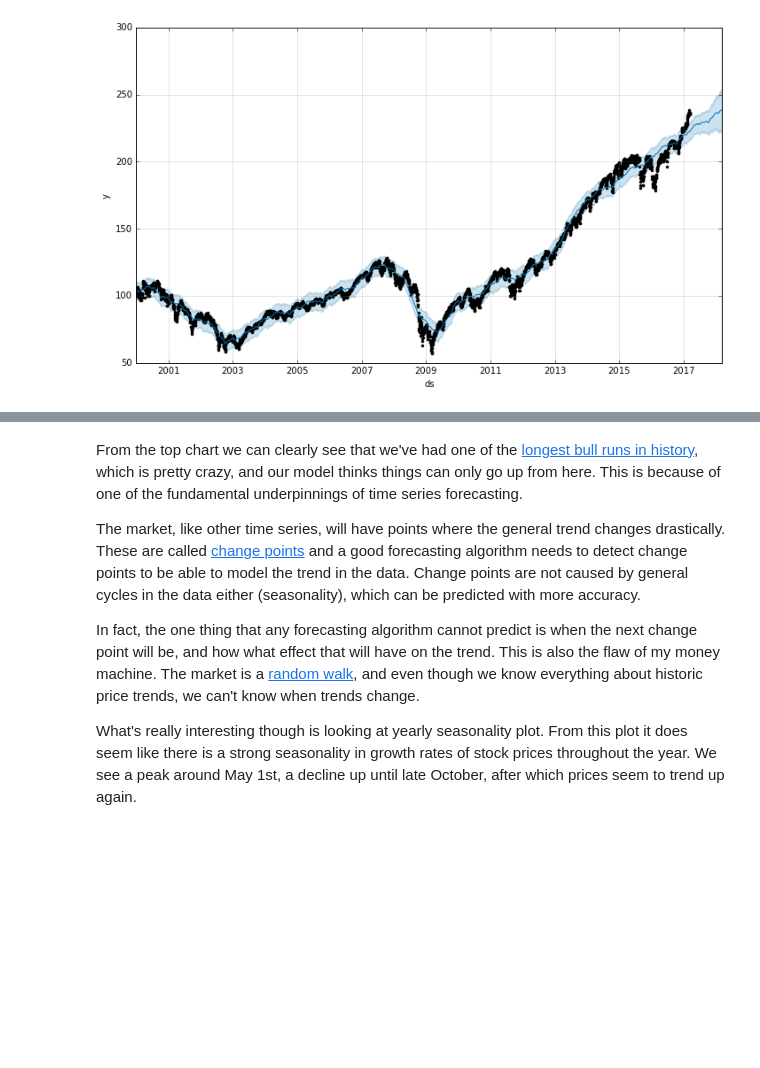
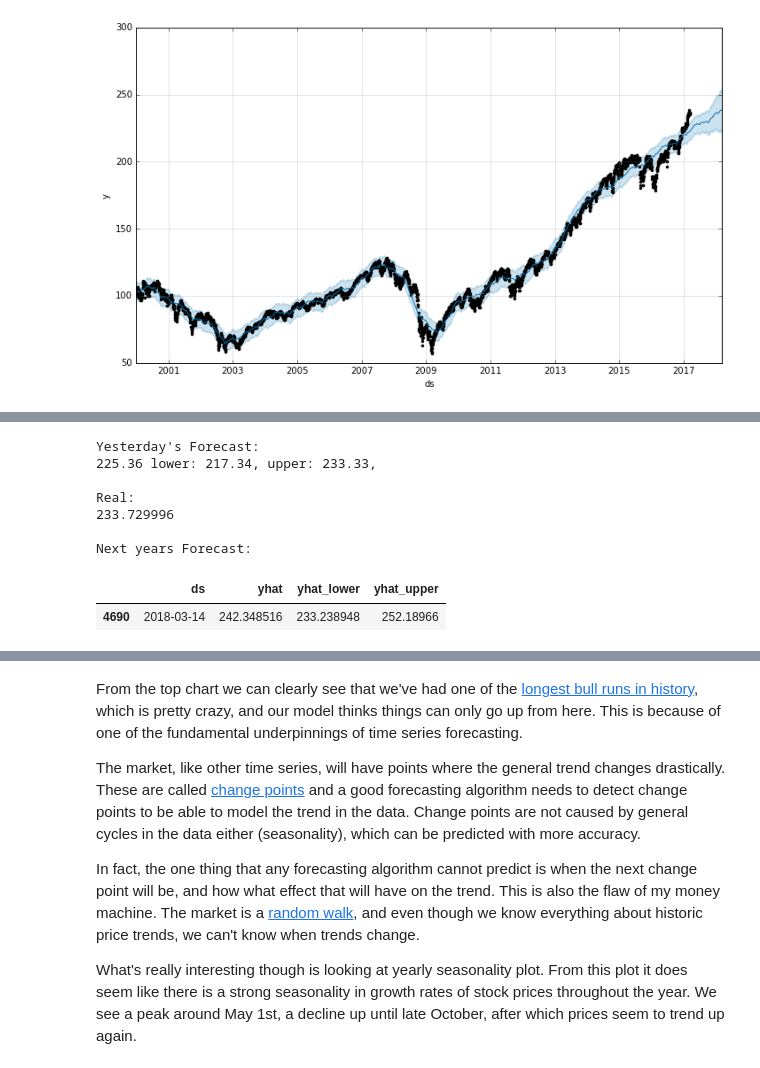
Before and after one commit to michael-erasmus/money-machine, a Jupyter notebook: Analysis.ipynb, the cells around one changed output, grey strips where cells are left out. Cells and saved outputs as stored; diff of their text form; code cells hidden in the pictures; blank space fills up the shorter version.

```diff
--- a/Analysis.ipynb
+++ b/Analysis.ipynb
@@ -129,0 +137,16 @@ p = m.plot(forecast)
+# %%
+m = Prophet(weekly_seasonality=False, changepoint_prior_scale=0.01)
+m.fit(df)
+future = m.make_future_dataframe(periods=365)
+forecast = m.predict(future)
+evaluate(forecasted, compare)
+# %% [output]
+Yesterday's Forecast:
+225.36 lower: 217.34, upper: 233.33,
+
+Real:
+233.729996
+
+Next years Forecast:
+|  | ds | yhat | yhat_lower | yhat_upper |
+| 4690 | 2018-03-14 | 242.348516 | 233.238948 | 252.18966 |
```
Also changed, not shown: parts of 7 cells of this notebook.
